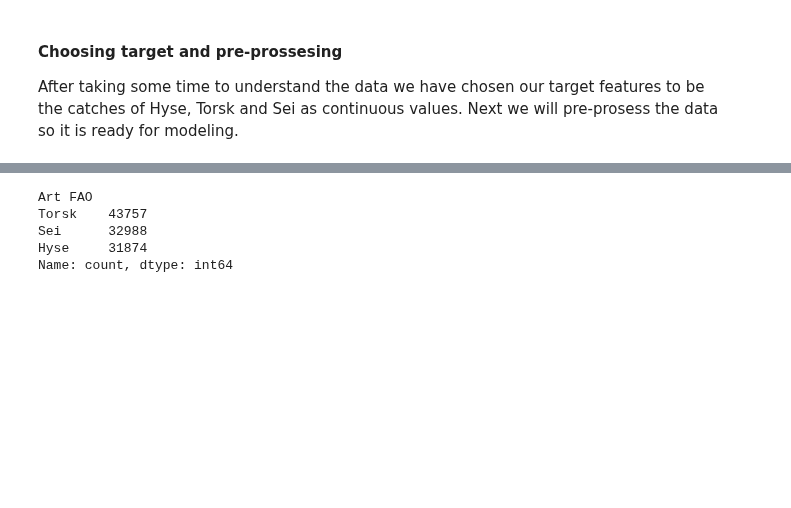
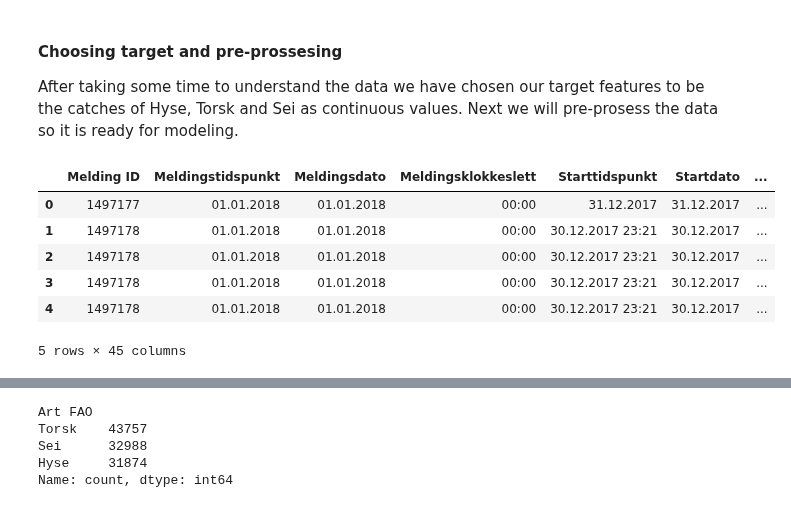
Before and after one commit to Pzorster/INFO284pzor, a Jupyter notebook: Til_inlevering.ipynb, the cells around one changed output, grey strips where cells are left out. Saved outputs shown, nothing was run; the diff lists cells and outputs as text; code cells hidden in the pictures; blank space fills up the shorter version.

```diff
--- a/Til_inlevering.ipynb
+++ b/Til_inlevering.ipynb
@@ -44,6 +63,16 @@ After taking some time to understand the data we have chosen our target features
 # %%
 # Using the same seed for testing purposes makes the results more comparable
 seed = 32
+# %%
+df.head()
+# %% [output]
+|  | Melding ID | Meldingstidspunkt | Meldingsdato | Meldingsklokkeslett | Starttidspunkt | Startdato | ... |
+| 0 | 1497177 | 01.01.2018 | 01.01.2018 | 00:00 | 31.12.2017 | 31.12.2017 | ... |
+| 1 | 1497178 | 01.01.2018 | 01.01.2018 | 00:00 | 30.12.2017 23:21 | 30.12.2017 | ... |
+| 2 | 1497178 | 01.01.2018 | 01.01.2018 | 00:00 | 30.12.2017 23:21 | 30.12.2017 | ... |
+| 3 | 1497178 | 01.01.2018 | 01.01.2018 | 00:00 | 30.12.2017 23:21 | 30.12.2017 | ... |
+| 4 | 1497178 | 01.01.2018 | 01.01.2018 | 00:00 | 30.12.2017 23:21 | 30.12.2017 | ... |
+5 rows × 45 columns
 # %%
 # Excluding irrelevant columns
 
```
Also changed, not shown: parts of 25 cells of this notebook.
